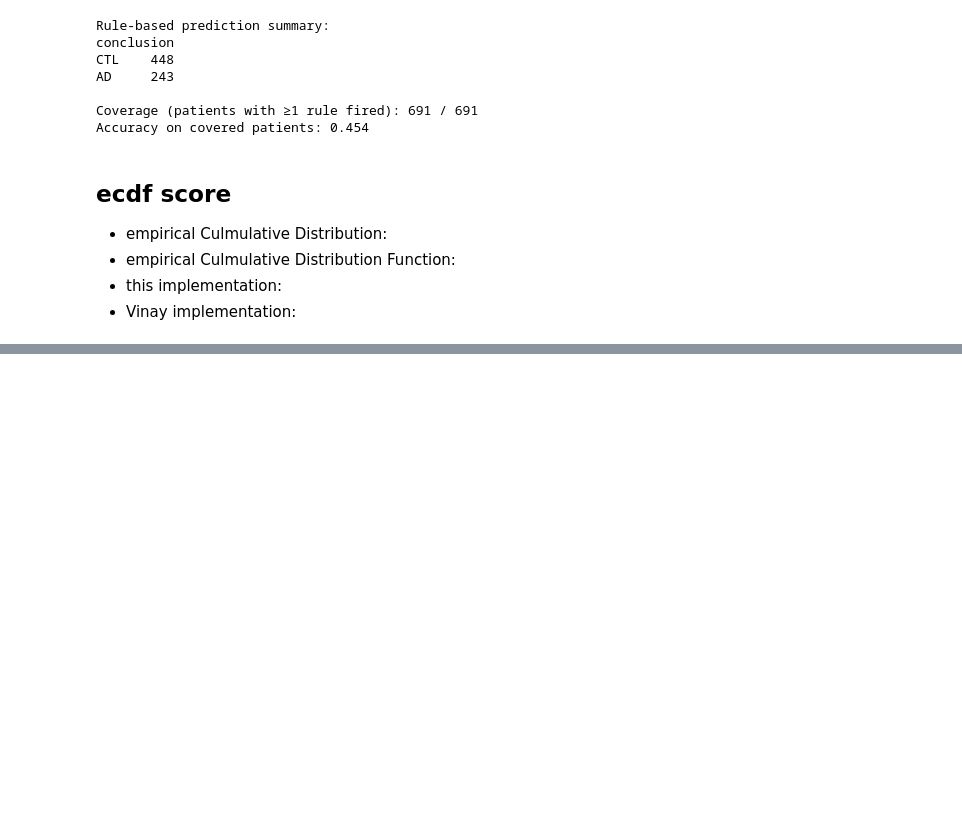
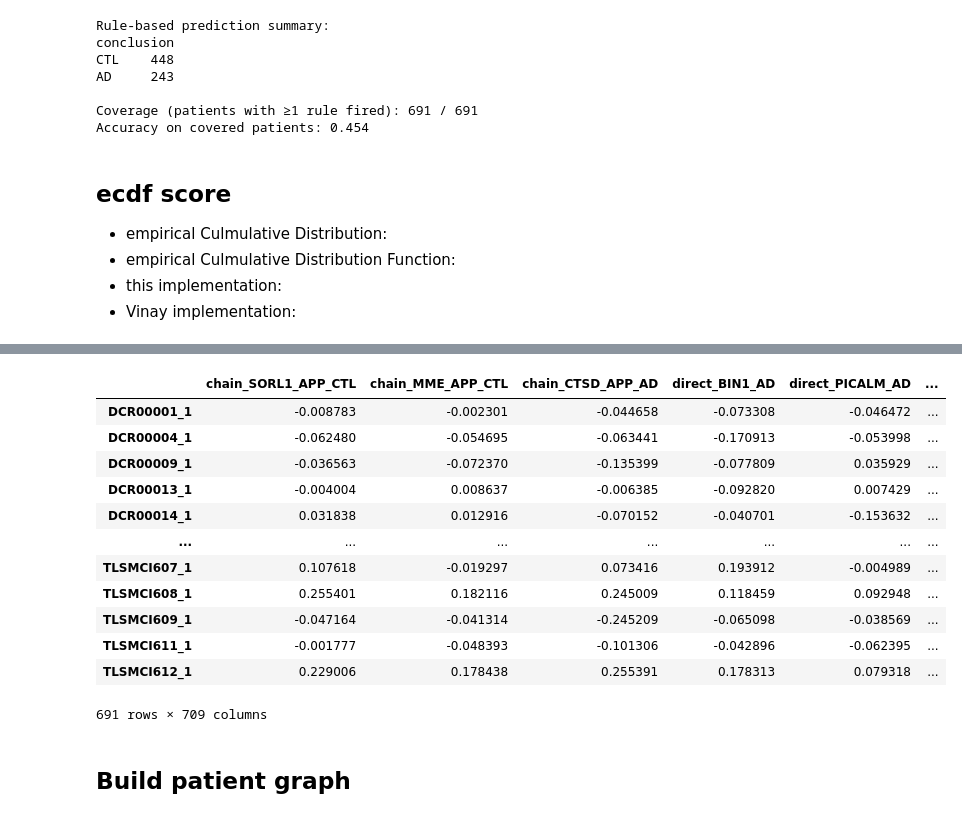
Before and after one commit to Xiaoxuan-Yu-ty/HybridKG, a Jupyter notebook: nesy_gnn/test.ipynb, the cells around one changed output, grey strips where cells are left out. Cells and saved outputs as stored; diff of their text form; code cells hidden in the pictures; blank space fills up the shorter version.

```diff
--- a/nesy_gnn/test.ipynb
+++ b/nesy_gnn/test.ipynb
@@ -211,0 +276,44 @@ def compute_ecdf_scores(
+# %%
+def compute_kg_rule_scores(log2fc_df, rules):
+    """Compute continuous KG rule activation score per patient per rule.
+
+    Score = mean(sign_g * log2fc[g]) for genes in the rule.
+    Positive score means the rule's causal direction is supported.
+    """
+    patients = log2fc_df.columns.tolist()
+    scores   = {}
+
+    for rule in rules:
+        signals = []
+        for gene, sign in zip(rule.genes, rule.signs):
+            g = gene.upper()
+            if g in log2fc_df.index:
+                signals.append(log2fc_df.loc[g] * sign)
+        if not signals:
+            continue
+        avg = pd.concat(signals, axis=1).mean(axis=1)
+        # print(avg)
+        scores[rule.name] = avg.values
+
+    if not scores:
+        return pd.DataFrame(index=patients)
+    return pd.DataFrame(scores, index=patients)
+
+logfc_rule_score = compute_kg_rule_scores(logfc_score, rules, )
+logfc_rule_score
+# %% [output]
+|  | chain_SORL1_APP_CTL | chain_MME_APP_CTL | chain_CTSD_APP_AD | direct_BIN1_AD | direct_PICALM_AD | ... |
+| DCR00001_1 | -0.008783 | -0.002301 | -0.044658 | -0.073308 | -0.046472 | ... |
+| DCR00004_1 | -0.062480 | -0.054695 | -0.063441 | -0.170913 | -0.053998 | ... |
+| DCR00009_1 | -0.036563 | -0.072370 | -0.135399 | -0.077809 | 0.035929 | ... |
+| DCR00013_1 | -0.004004 | 0.008637 | -0.006385 | -0.092820 | 0.007429 | ... |
+| DCR00014_1 | 0.031838 | 0.012916 | -0.070152 | -0.040701 | -0.153632 | ... |
+| ... | ... | ... | ... | ... | ... | ... |
+| TLSMCI607_1 | 0.107618 | -0.019297 | 0.073416 | 0.193912 | -0.004989 | ... |
+| TLSMCI608_1 | 0.255401 | 0.182116 | 0.245009 | 0.118459 | 0.092948 | ... |
+| TLSMCI609_1 | -0.047164 | -0.041314 | -0.245209 | -0.065098 | -0.038569 | ... |
+| TLSMCI611_1 | -0.001777 | -0.048393 | -0.101306 | -0.042896 | -0.062395 | ... |
+| TLSMCI612_1 | 0.229006 | 0.178438 | 0.255391 | 0.178313 | 0.079318 | ... |
+691 rows × 709 columns
+# %% [markdown]
+## Build patient graph
```
Also changed, not shown: parts of 18 cells of this notebook, 6 other files.
